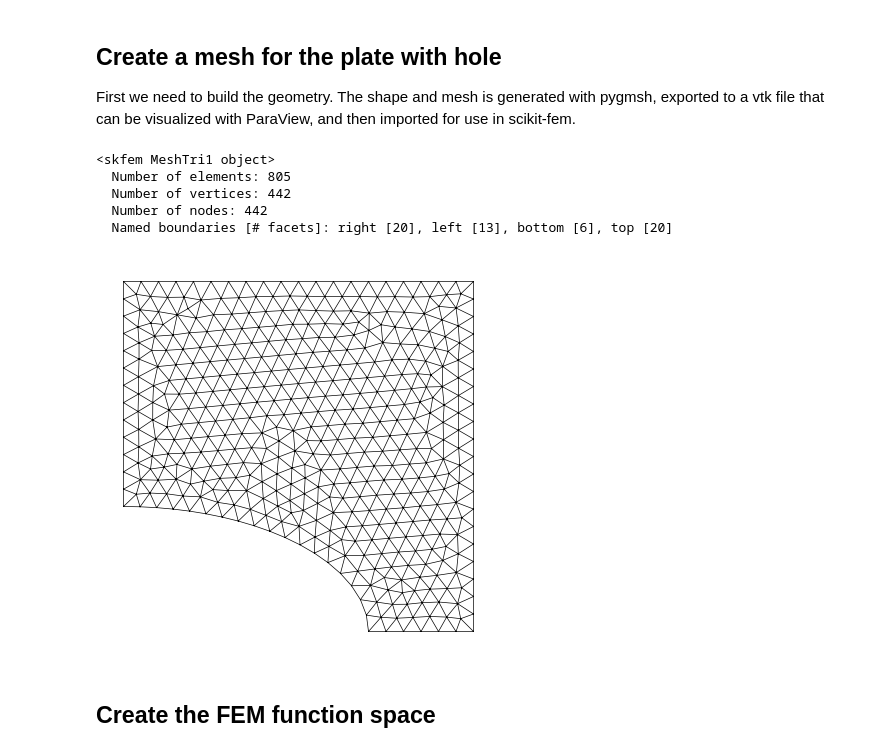
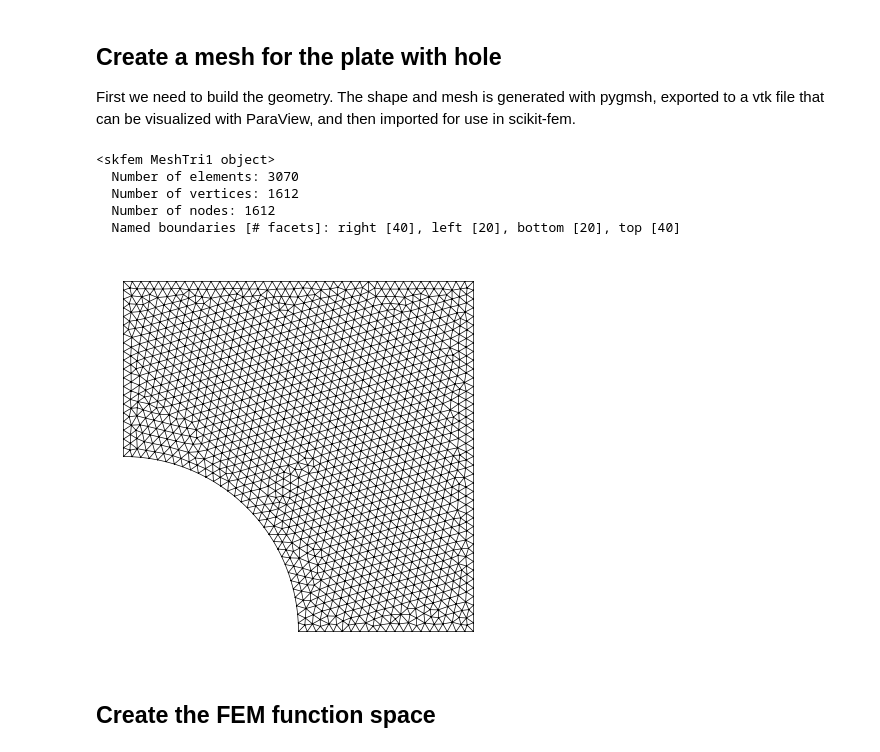
Before and after one commit to sebatomon/PINNs_for_simple_shape_optimization, a Jupyter notebook: scikit_fem.ipynb, the cells around one changed output. Saved outputs shown, nothing was run; the diff lists cells and outputs as text; code cells hidden in the pictures.

```diff
--- a/scikit_fem.ipynb
+++ b/scikit_fem.ipynb
@@ -15,46 +15,46 @@ from skfem.visuals.matplotlib import draw, plot
 from global_constants import EPS0, LBD, MU, B0, L, R, RATIO
 
 # Element size
-N = 20
+N = 40
 s = L / N
 
 # Ellipse dimensions
-Rx = 0.7
+Rx = 0.5
 Ry = R**2 / Rx
 Rz = 1.0
 
 # Build geometry and export mesh
 with pygmsh.occ.Geometry() as geom:
     geom.characteristic_length_max = s
     rectangle = geom.add_rectangle([0.0, 0.0, 0.0], a=L, b=L)
     hole = geom.add_ellipsoid([0, 0, 0.0], [Rx, Ry, Rz])
     geom.boolean_difference(rectangle, hole)
     m = geom.generate_mesh()
     m.write("mesh.vtk")
 
 # Convert to scikit-fem mesh
 mesh = fem.MeshTet().load("mesh.vtk")
 
 # Label boundaries
 mesh = mesh.with_boundaries(
     {
         "right": lambda x: x[0] == L,
         "left": lambda x: x[0] <= 0.001,
         "bottom": lambda x: x[1] <= 0.001,
         "top": lambda x: x[1] == L,
     }
 )
 
 # Visualize the mesh
 draw(mesh, figsize=(5, 5))
 print(mesh)
 # %% [output]
 <skfem MeshTri1 object>
-  Number of elements: 805
-  Number of vertices: 442
-  Number of nodes: 442
-  Named boundaries [# facets]: right [20], left [13], bottom [6], top [20]
+  Number of elements: 3070
+  Number of vertices: 1612
+  Number of nodes: 1612
+  Named boundaries [# facets]: right [40], left [20], bottom [20], top [40]
-[figure, old version]
+[figure, new version]
 # %% [markdown]
 ## Create the FEM function space
 # %%
```
Also changed, not shown: parts of 2 cells of this notebook, 24 other files.
